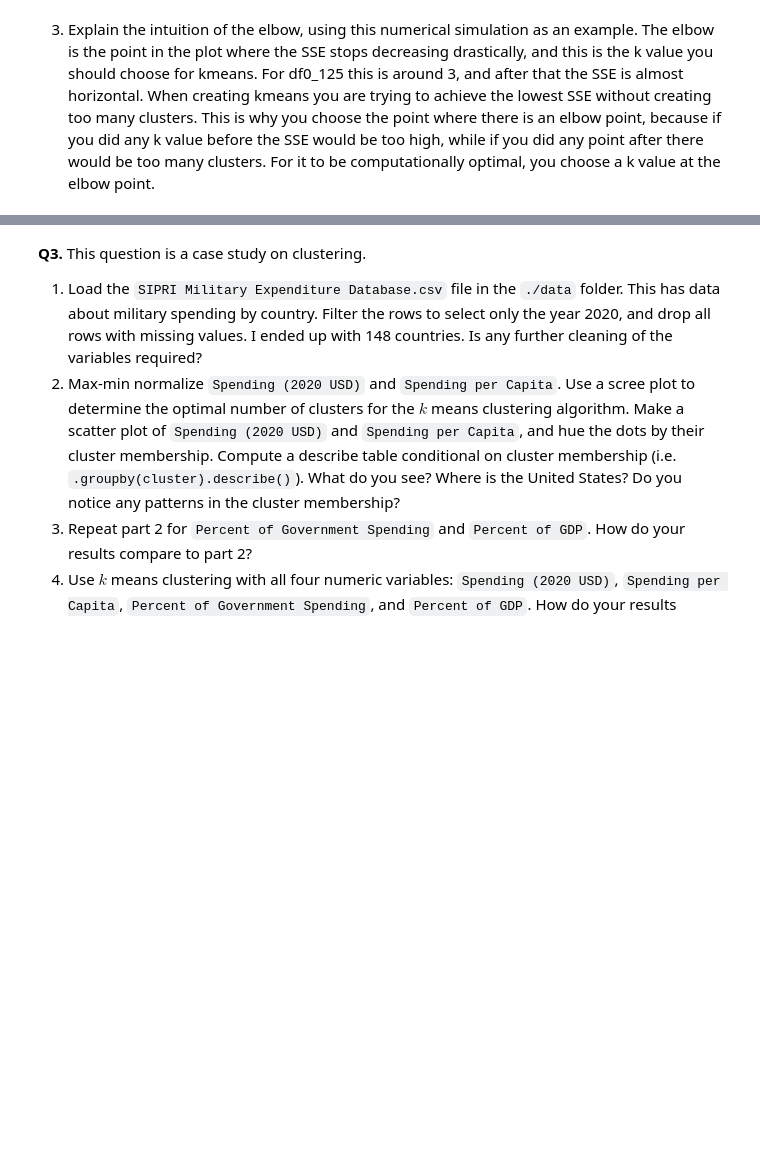
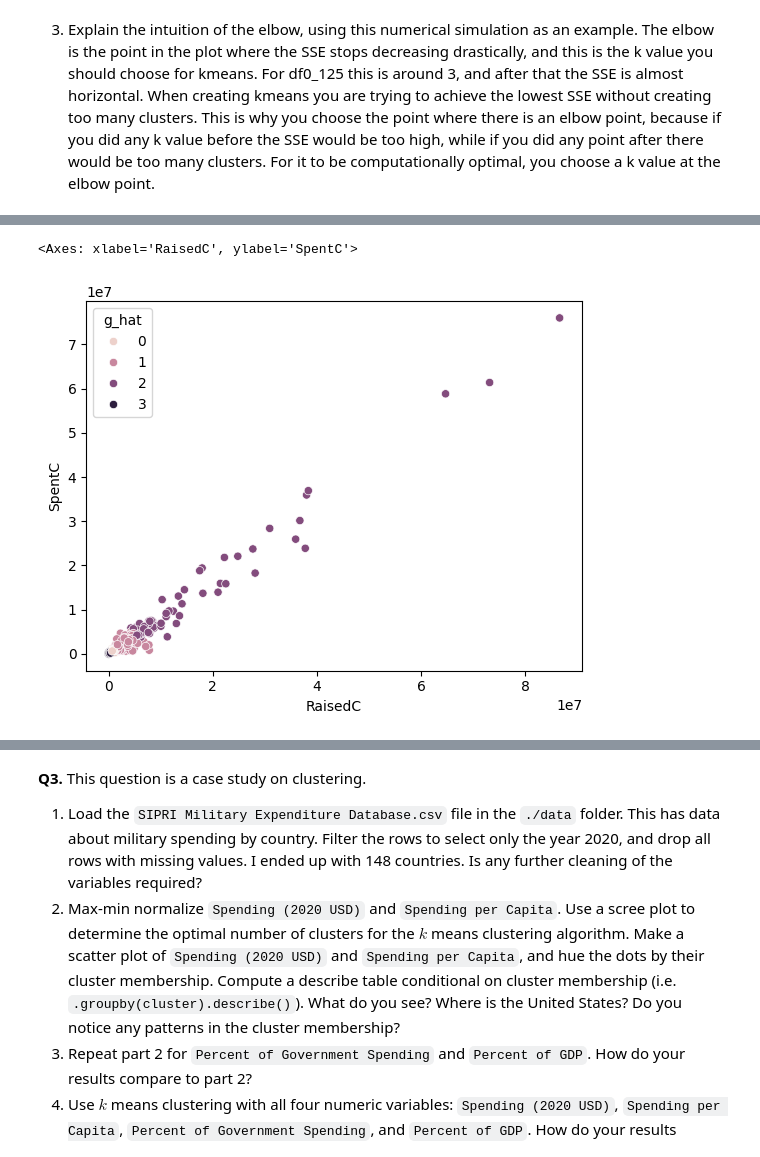
Before and after one commit to nylaup/clustering, a Jupyter notebook: assignment/assignment_clustering.ipynb, the cells around one changed output, grey strips where cells are left out. Cells and saved outputs as stored; diff of their text form; code cells hidden in the pictures; blank space fills up the shorter version.

```diff
--- a/assignment/assignment_clustering.ipynb
+++ b/assignment/assignment_clustering.ipynb
@@ -102,0 +138,12 @@ The elbow is the point in the plot where the SSE stops decreasing drastically, a
+# %%
+np.random.seed(10)
+initial_centroids = np.random.randint(low=1,high=X.shape[0],size=4)
+model = KMeans(n_clusters=4, max_iter=1,
+               init = X.iloc[initial_centroids,:],random_state=0)
+model = model.fit(X)
+ElectionData['g_hat'] = model.predict(X)
+
+sns.scatterplot(data=ElectionData,x='RaisedC',y='SpentC', hue='g_hat')
+# %% [output]
+<Axes: xlabel='RaisedC', ylabel='SpentC'>
+[figure, added]
```
Also changed, not shown: parts of 13 cells of this notebook.
